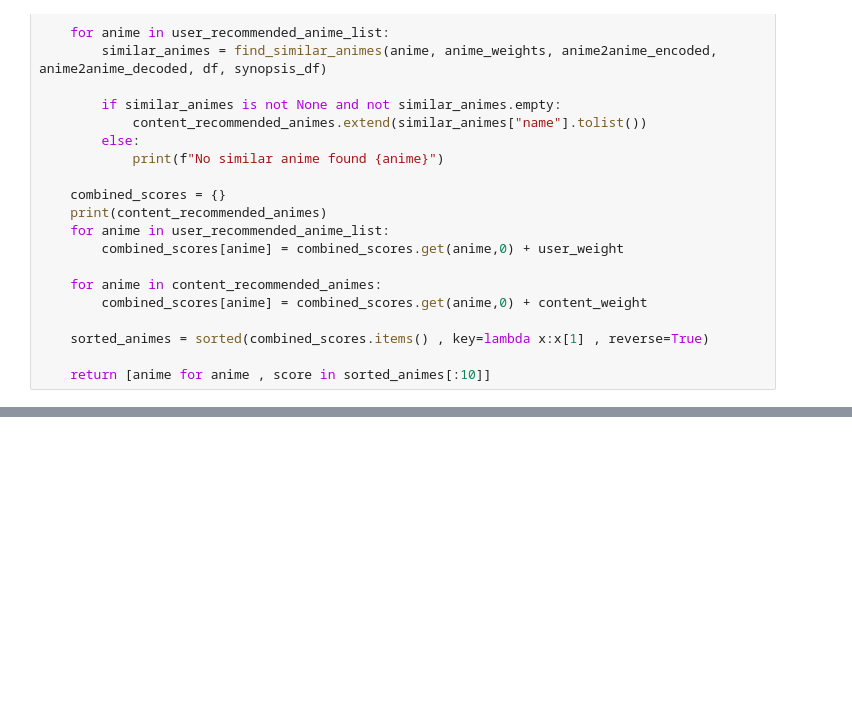
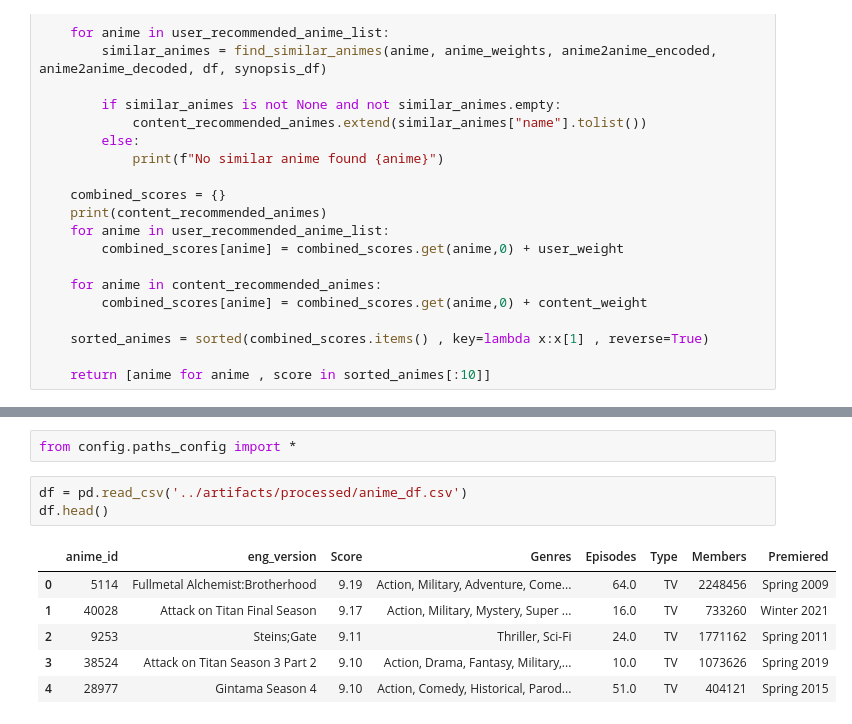
Before and after one commit to aman-yadav-ds/anime-recommender, a Jupyter notebook: notebook/anime.ipynb, the cells around one changed output, grey strips where cells are left out. Saved outputs shown, nothing was run; the diff lists cells and outputs as text; blank space fills up the shorter version.

```diff
--- a/notebook/anime.ipynb
+++ b/notebook/anime.ipynb
@@ -677,0 +709,12 @@ hybrid_recommendation(11880)
+# %%
+from config.paths_config import *
+# %%
+df = pd.read_csv('../artifacts/processed/anime_df.csv')
+df.head()
+# %% [output]
+|  | anime_id | eng_version | Score | Genres | Episodes | Type | Members | Premiered |
+| 0 | 5114 | Fullmetal Alchemist:Brotherhood | 9.19 | Action, Military, Adventure, Come... | 64.0 | TV | 2248456 | Spring 2009 |
+| 1 | 40028 | Attack on Titan Final Season | 9.17 | Action, Military, Mystery, Super ... | 16.0 | TV | 733260 | Winter 2021 |
+| 2 | 9253 | Steins;Gate | 9.11 | Thriller, Sci-Fi | 24.0 | TV | 1771162 | Spring 2011 |
+| 3 | 38524 | Attack on Titan Season 3 Part 2 | 9.10 | Action, Drama, Fantasy, Military,... | 10.0 | TV | 1073626 | Spring 2019 |
+| 4 | 28977 | Gintama Season 4 | 9.10 | Action, Comedy, Historical, Parod... | 51.0 | TV | 404121 | Spring 2015 |
```
Also changed, not shown: parts of 15 cells of this notebook, 10 other files.
